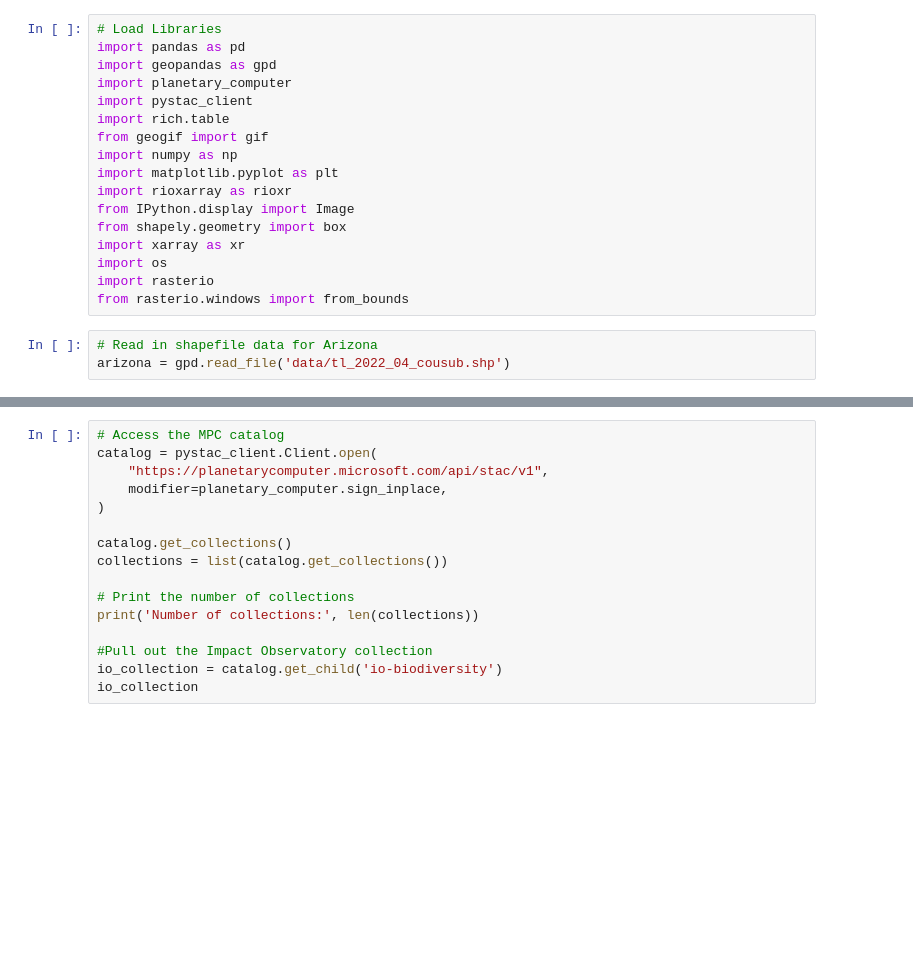
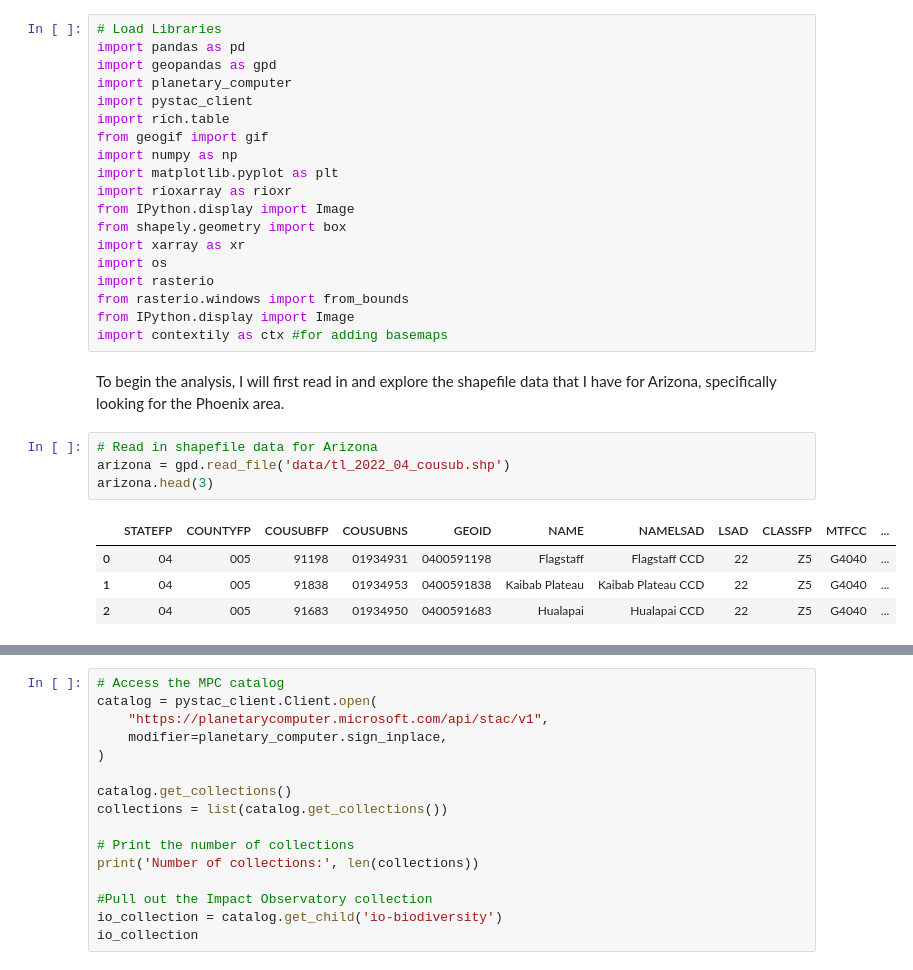
Before and after one commit to jorb1/BII_analysis_phoenix, a Jupyter notebook: BII_analysis.ipynb, the cells around one changed output, grey strips where cells are left out. Cells and saved outputs as stored; diff of their text form; blank space fills up the shorter version.

Commit message:
Begin map algebra

```diff
--- a/BII_analysis.ipynb
+++ b/BII_analysis.ipynb
@@ -42,6 +42,16 @@ import xarray as xr
 import os
 import rasterio
 from rasterio.windows import from_bounds
+from IPython.display import Image
+import contextily as ctx #for adding basemaps
+# %% [markdown]
+To begin the analysis, I will first read in and explore the shapefile data that I have for Arizona, specifically looking for the Phoenix area.
 # %%
 # Read in shapefile data for Arizona
 arizona = gpd.read_file('data/tl_2022_04_cousub.shp')
+arizona.head(3)
+# %% [output]
+|  | STATEFP | COUNTYFP | COUSUBFP | COUSUBNS | GEOID | NAME | NAMELSAD | LSAD | CLASSFP | MTFCC | ... |
+| 0 | 04 | 005 | 91198 | 01934931 | 0400591198 | Flagstaff | Flagstaff CCD | 22 | Z5 | G4040 | ... |
+| 1 | 04 | 005 | 91838 | 01934953 | 0400591838 | Kaibab Plateau | Kaibab Plateau CCD | 22 | Z5 | G4040 | ... |
+| 2 | 04 | 005 | 91683 | 01934950 | 0400591683 | Hualapai | Hualapai CCD | 22 | Z5 | G4040 | ... |
```
Also changed, not shown: parts of 27 cells of this notebook.
